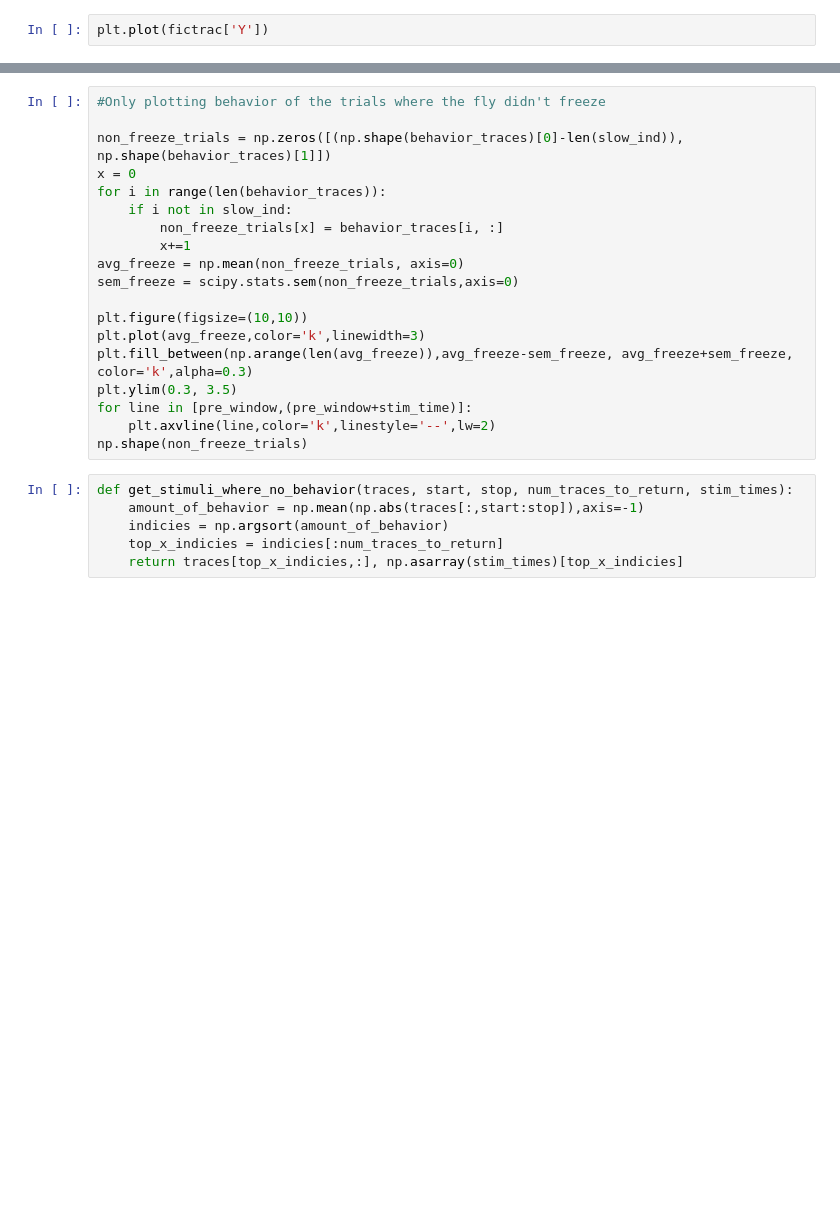
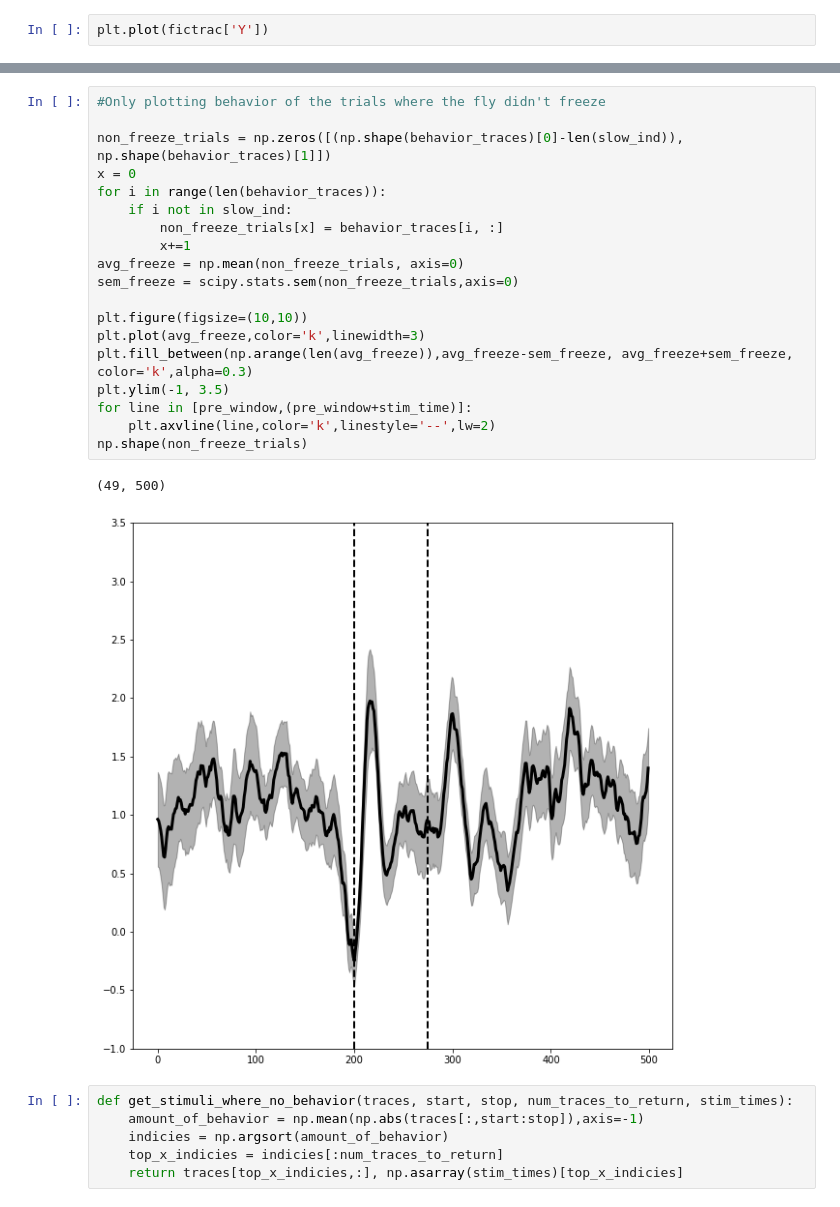
Before and after one commit to ClandininLab/brainsss, a Jupyter notebook: yandan & ilana/20220824+-+explosions+of+STA+conditioned+on+stimulus+clean.ipynb, the cells around one changed output, grey strips where cells are left out. Cells and saved outputs as stored; diff of their text form; blank space fills up the shorter version.

```diff
--- a/yandan & ilana/20220824+-+explosions+of+STA+conditioned+on+stimulus+clean.ipynb
+++ b/yandan & ilana/20220824+-+explosions+of+STA+conditioned+on+stimulus+clean.ipynb
@@ -246,22 +251,25 @@ np.shape(freeze_trials)
 # %%
 #Only plotting behavior of the trials where the fly didn't freeze
 
 non_freeze_trials = np.zeros([(np.shape(behavior_traces)[0]-len(slow_ind)), np.shape(behavior_traces)[1]])
 x = 0
 for i in range(len(behavior_traces)):
     if i not in slow_ind:
         non_freeze_trials[x] = behavior_traces[i, :]
         x+=1
 avg_freeze = np.mean(non_freeze_trials, axis=0)
 sem_freeze = scipy.stats.sem(non_freeze_trials,axis=0)
 
 plt.figure(figsize=(10,10))
 plt.plot(avg_freeze,color='k',linewidth=3)
 plt.fill_between(np.arange(len(avg_freeze)),avg_freeze-sem_freeze, avg_freeze+sem_freeze, color='k',alpha=0.3)
-plt.ylim(0.3, 3.5)
+plt.ylim(-1, 3.5)
 for line in [pre_window,(pre_window+stim_time)]:
     plt.axvline(line,color='k',linestyle='--',lw=2)
 np.shape(non_freeze_trials)
+# %% [output]
+(49, 500)
+[figure, added]
 # %%
 def get_stimuli_where_no_behavior(traces, start, stop, num_traces_to_return, stim_times):
     amount_of_behavior = np.mean(np.abs(traces[:,start:stop]),axis=-1)
```
Also changed, not shown: parts of 17 cells of this notebook, 1 other file.
